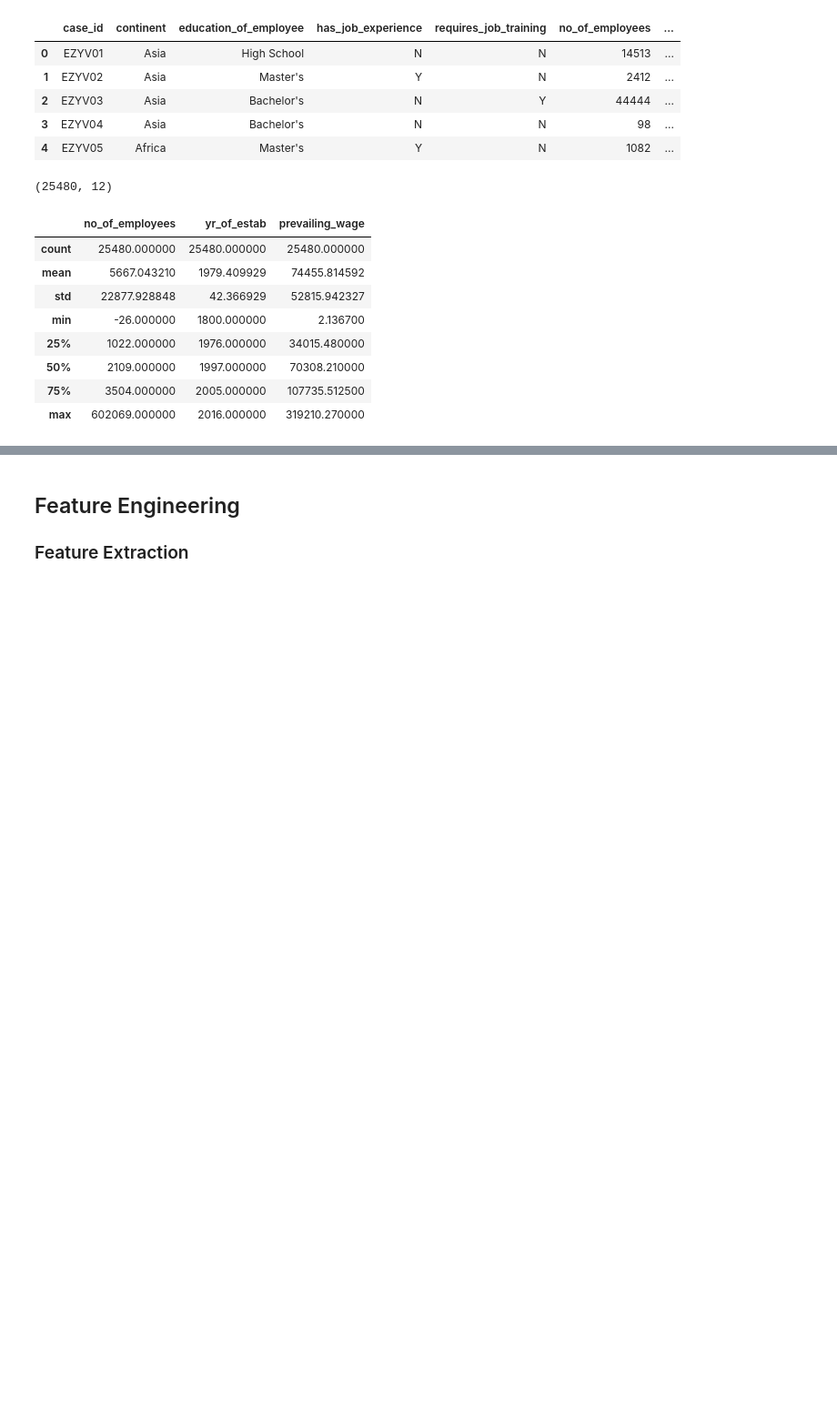
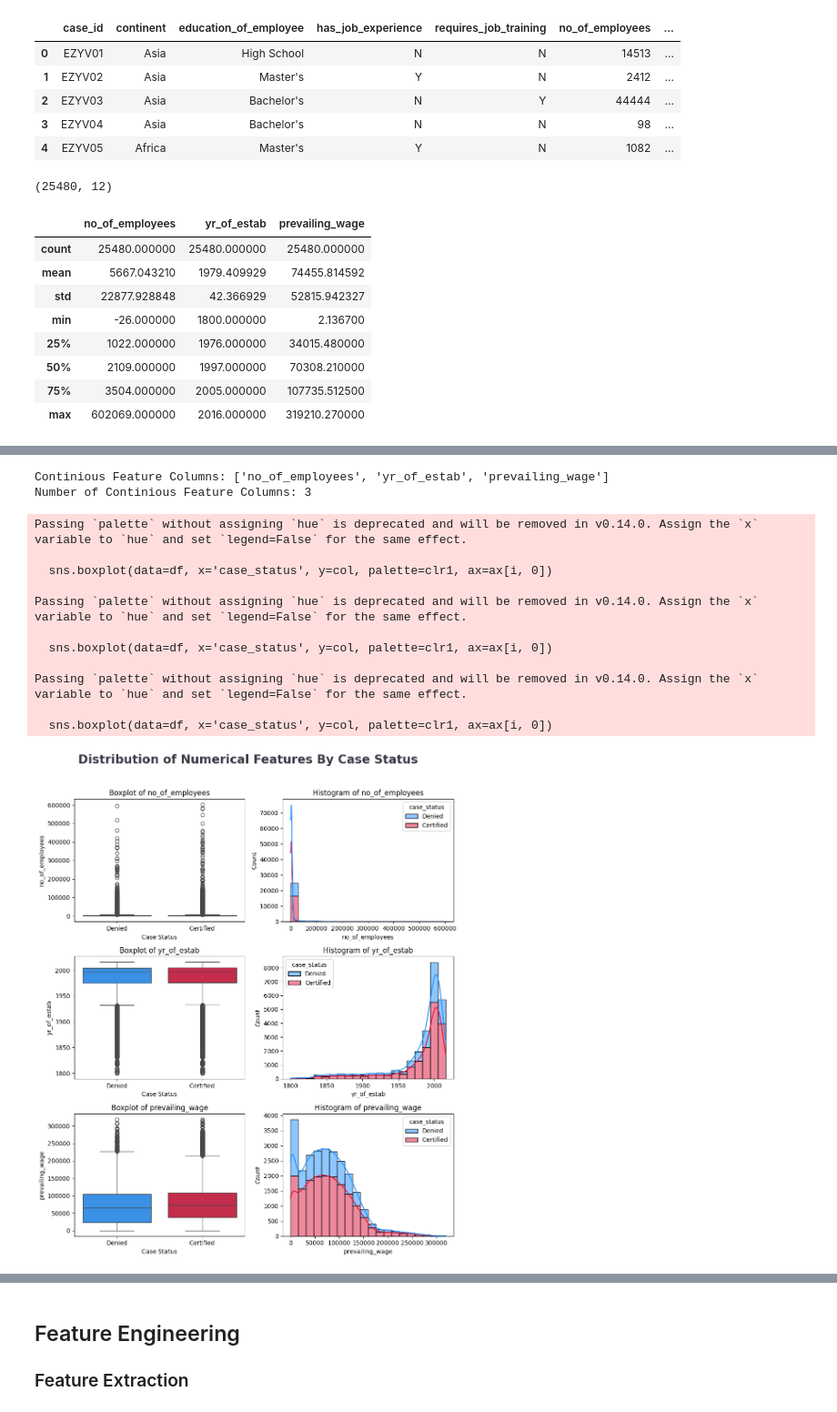
Before and after one commit to MRameezU/MLOPs_Classification_Problem, a Jupyter notebook: notebook/01_Exploratory_Data_Analysis_US_Visa.ipynb, the cells around one changed output, grey strips where cells are left out. Shown at 91% size. Saved outputs shown, nothing was run; the diff lists cells and outputs as text; code cells hidden in the pictures; blank space fills up the shorter version.

```diff
--- a/notebook/01_Exploratory_Data_Analysis_US_Visa.ipynb
+++ b/notebook/01_Exploratory_Data_Analysis_US_Visa.ipynb
@@ -82,0 +74,8 @@ Index(['continent', 'education_of_employee', 'has_job_experience',
+# %%
+# Proportion of count data for categorical columns
+for col in categorical_features:
+    print(f"Column: {col}")
+    print(df[col].value_counts(normalize=True).mul(100).round(2).astype(str) + '%')
+    # mul(100).round(2): Converts the proportions to percentages,
+    # rounded to two decimal places for better readability.
+    print('-' * 30)
@@ -82,0 +313,54 @@ Index(['continent', 'education_of_employee', 'has_job_experience',
+# %%
+contin_features=[feature for feature in numeric_features if feature not in discrete_features]
+print(f"Continious Feature Columns: {contin_features}")
+print(f"Number of Continious Feature Columns: {len(contin_features)}")
+# %% [output]
+Continious Feature Columns: ['no_of_employees', 'yr_of_estab', 'prevailing_wage']
+Number of Continious Feature Columns: 3
+# %%
+# Define colors for the plots
+clr1 = ['#1E90FF', '#DC143C']
+
+# Set up a grid of subplots: 3 rows and 2 columns
+fig, ax = plt.subplots(nrows=3, ncols=2, figsize=(10, 12))
+
+# Main title for the figure
+fig.suptitle('Distribution of Numerical Features By Case Status',
+             color='#3C3744', fontsize=20, fontweight='bold', ha='center')
+
+# Loop over continuous features and create the boxplots and histograms
+for i, col in enumerate(continuous_features):
+    # Boxplot to compare distributions of 'case_status' for each continuous feature
+    sns.boxplot(data=df, x='case_status', y=col, palette=clr1, ax=ax[i, 0])
+    ax[i, 0].set_title(f'Boxplot of {col}', fontsize=12)
+    ax[i, 0].set_xlabel('Case Status')  # Label x-axis
+    ax[i, 0].set_ylabel(col)  # Label y-axis
+
+    # Histogram with stacked bars, displaying distribution by 'case_status'
+    sns.histplot(data=df, x=col, hue='case_status', bins=20, kde=True,
+                 multiple='stack', palette=clr1, ax=ax[i, 1])
+    ax[i, 1].set_title(f'Histogram of {col}', fontsize=12)
+    ax[i, 1].set_xlabel(col)  # Label x-axis
+    ax[i, 1].set_ylabel('Count')  # Label y-axis
+
+# Adjust layout to avoid overlap and improve spacing
+fig.tight_layout(rect=[0, 0, 1, 0.96])  # Adjust to leave space for the title
+
+# Optional: Save the figure (commented out for now)
+# plt.savefig('images/multivariate_num.png')
+
+# Show the plot
+plt.show()
+# %% [output]
+Passing `palette` without assigning `hue` is deprecated and will be removed in v0.14.0. Assign the `x` variable to `hue` and set `legend=False` for the same effect.
+
+  sns.boxplot(data=df, x='case_status', y=col, palette=clr1, ax=ax[i, 0])
+
+Passing `palette` without assigning `hue` is deprecated and will be removed in v0.14.0. Assign the `x` variable to `hue` and set `legend=False` for the same effect.
+
+  sns.boxplot(data=df, x='case_status', y=col, palette=clr1, ax=ax[i, 0])
+
+Passing `palette` without assigning `hue` is deprecated and will be removed in v0.14.0. Assign the `x` variable to `hue` and set `legend=False` for the same effect.
+
+  sns.boxplot(data=df, x='case_status', y=col, palette=clr1, ax=ax[i, 0])
+[figure, added]
```
Also changed, not shown: parts of 56 cells of this notebook.
